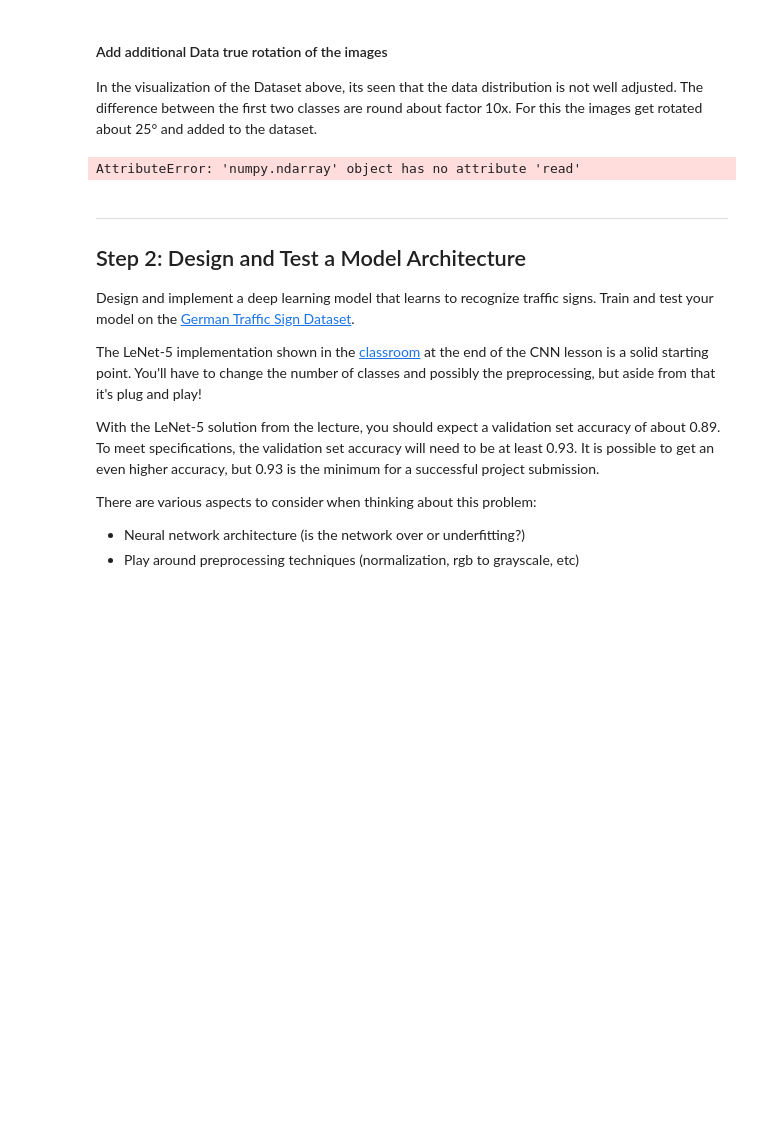
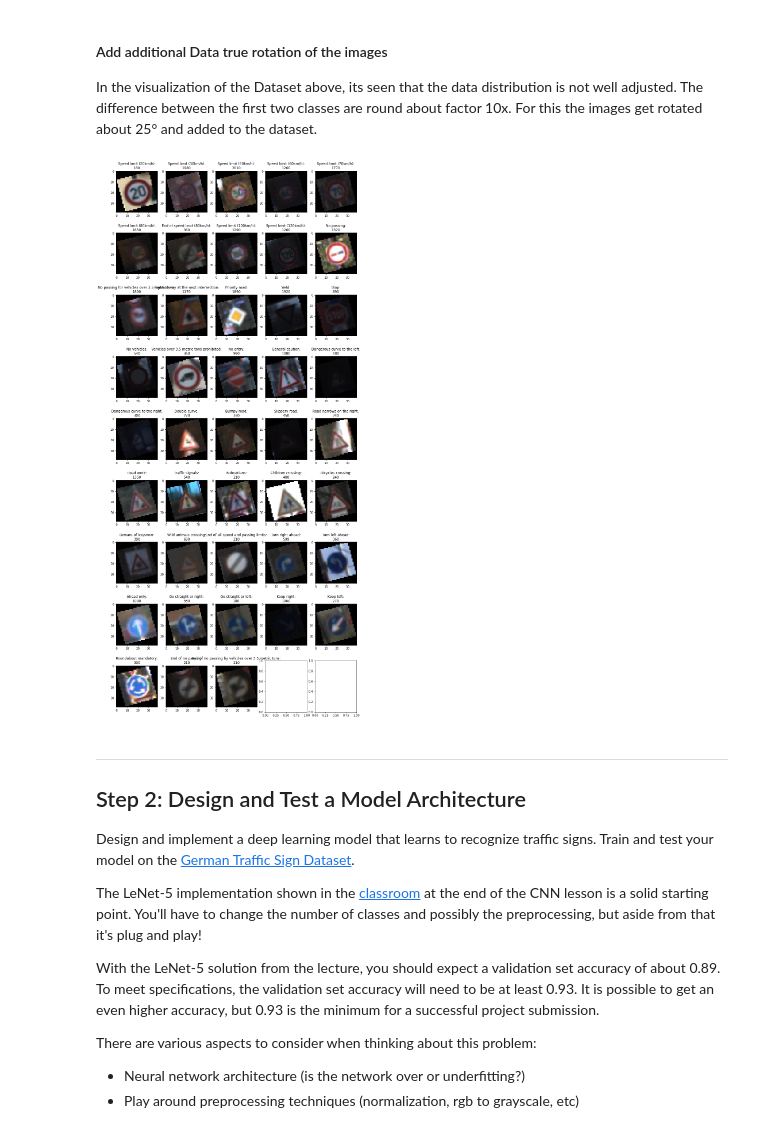
Before and after one commit to DiegelD/CarNd-Traffic-Sign-Classifier-LeNet-5, a Jupyter notebook: 1x1ConvLayer_Add_Data.ipynb, the cells around one changed output. Drawn from its saved outputs; the diff is of its cells as text; code cells hidden in the pictures; blank space fills up the shorter version.

```diff
--- a/1x1ConvLayer_Add_Data.ipynb
+++ b/1x1ConvLayer_Add_Data.ipynb
@@ -162,23 +162,39 @@ Text(0.5, 1.0, 'Overview Dataset')
 # %% [markdown]
 #### Add additional Data true rotation of the images
 In the visualization of the Dataset above, its seen that the data distribution is not well adjusted. The difference between the first two classes are round about factor 10x. For this the images get rotated about 25° and added to the dataset.
-# %%
-from PIL import Image
-
-# Rotate eaxample image
-img     = Image.open(X_train[1])
-img_rot = img.rotate(25)
-#img_rot= cv2.rotate(X_train[1], cv2.ROTATE_90_CLOCKWISE)
-img_rot.show()
-
-fig, ax = plt.subplots(1,2)
-ax1.imshow(X_train[1])
-ax2.imshow(img_rot)
-
-#for i in range(len(X_train)):
-#    img     = Image.open(X_train[i])
-#    img_rot = img.rotate(25)
-#    X_train.append(img_rot)
-#    y_train.append(y_train[i])
-# %% [output]
-AttributeError: 'numpy.ndarray' object has no attribute 'read'
+# %%
+import tensorflow as tf
+import math
+import scipy.ndimage
+degrees = 15
+
+#tf.contrib.image.rotate(images=rotated_image, angles=degrees * math.pi / 180, interpolation='NEAREST', name=None)
+# Rotate eaxample image
+
+X_train_rot = []
+for i in range(len(X_train)):
+    rotated_image = scipy.ndimage.rotate(X_train[i], degrees)
+    X_train_rot.append(rotated_image)
+
+
+#Fitting Data together
+y_train_rot =  y_train
+y_train_rot_df = pd.DataFrame(data=y_train_rot, columns=['label'])
+amounts_rot = y_train_rot_df.groupby(['label']).size()
+
+
+
+# Visualizations will be shown in the notebook.
+
+fig, ax = plt.subplots(int(n_classes/5)+1,5,figsize=(15, 35))
+
+for k in range(n_classes):
+    idx = np.argmax(y_train_rot == k)
+    ax[int(k/5),k%5].imshow(X_train_rot[idx])
+    ax[int(k/5),k%5].set_title(signnames.SignName[k]+':\n' + str(amounts_rot[k]))
+    ax[int(k/5),k%5].axis('ON')  # clear x- and y-axes
+
+#plt.savefig('./examples/dataset_visualisation_rot.jpg', dpi=300)
+plt.show()
+# %% [output]
+[figure, added]
```
Also changed, not shown: parts of 7 cells of this notebook.
